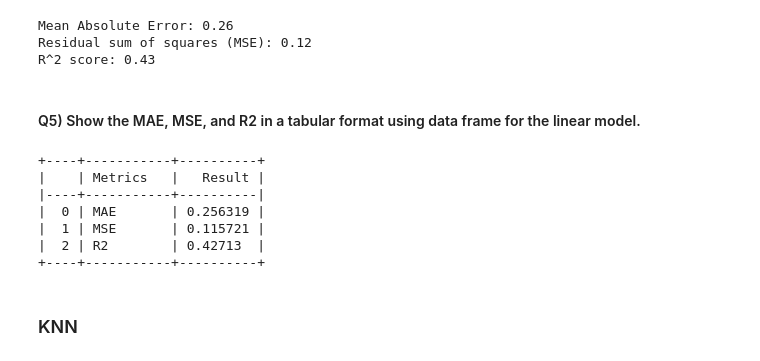
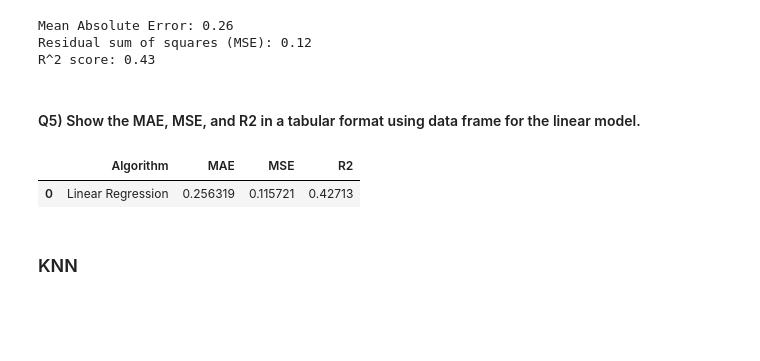
Before and after one commit to carriebunny/ausrain, a Jupyter notebook: IBMAustraliaRainPredictionCY.ipynb, the cells around one changed output. Saved outputs shown, nothing was run; the diff lists cells and outputs as text; code cells hidden in the pictures; blank space fills up the shorter version.

```diff
--- a/IBMAustraliaRainPredictionCY.ipynb
+++ b/IBMAustraliaRainPredictionCY.ipynb
@@ -239,16 +222,13 @@ from tabulate import tabulate
 # %%
-Report = {'Metrics': ['MAE', 'MSE', 'R2'],
-         'Result': [LinearRegression_MAE, LinearRegression_MSE, LinearRegression_R2]}
+Report = {'Algorithm': ['Linear Regression'],
+          'MAE': [LinearRegression_MAE],
+         'MSE': [LinearRegression_MSE],
+          'R2': [LinearRegression_R2]}
 df=pd.DataFrame(Report)
-print(tabulate(df, headers='keys', tablefmt = 'psql'))
+df
 # %% [output]
-+----+-----------+----------+
-|    | Metrics   |   Result |
-|----+-----------+----------|
-|  0 | MAE       | 0.256319 |
-|  1 | MSE       | 0.115721 |
-|  2 | R2        | 0.42713  |
-+----+-----------+----------+
+|  | Algorithm | MAE | MSE | R2 |
+| 0 | Linear Regression | 0.256319 | 0.115721 | 0.42713 |
 # %% [markdown]
 ### KNN
 # %% [markdown]
```
Also changed, not shown: parts of 5 cells of this notebook.
